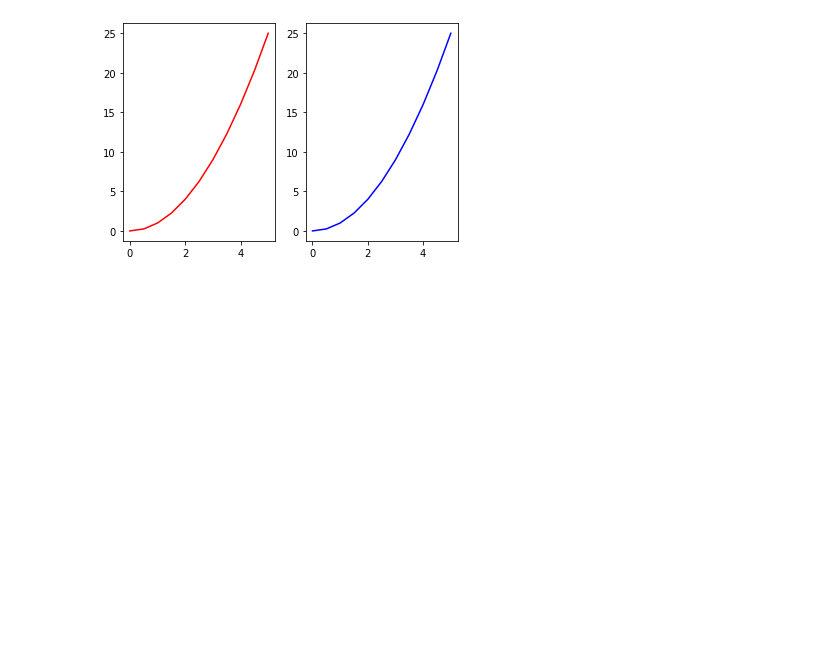
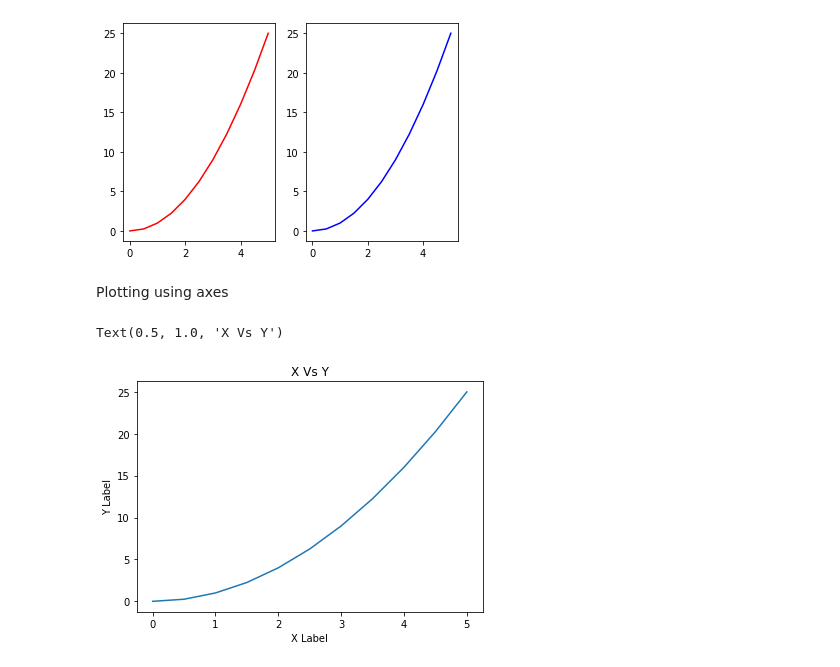
Before and after one commit to pradhan-asish/Python-Matplot_-_Visualization, a Jupyter notebook: Matplot_Udemy.ipynb, the cells around one changed output. Drawn from its saved outputs; the diff is of its cells as text; code cells hidden in the pictures; blank space fills up the shorter version.

Commit message:
Ploted using  axes

```diff
--- a/Matplot_Udemy.ipynb
+++ b/Matplot_Udemy.ipynb
@@ -37,3 +37,16 @@ plt.plot(x,y,'b')
 # %% [output]
 [<matplotlib.lines.Line2D at 0x...>]
 [figure]
+# %% [markdown]
+Plotting using axes
+# %%
+fig = plt.figure()
+
+axes = fig.add_axes([0.1,0.1,0.8,0.8])
+axes.plot(x,y)
+axes.set_xlabel('X Label')
+axes.set_ylabel('Y Label')
+axes.set_title('X Vs Y')
+# %% [output]
+Text(0.5, 1.0, 'X Vs Y')
+[figure, added]
```
